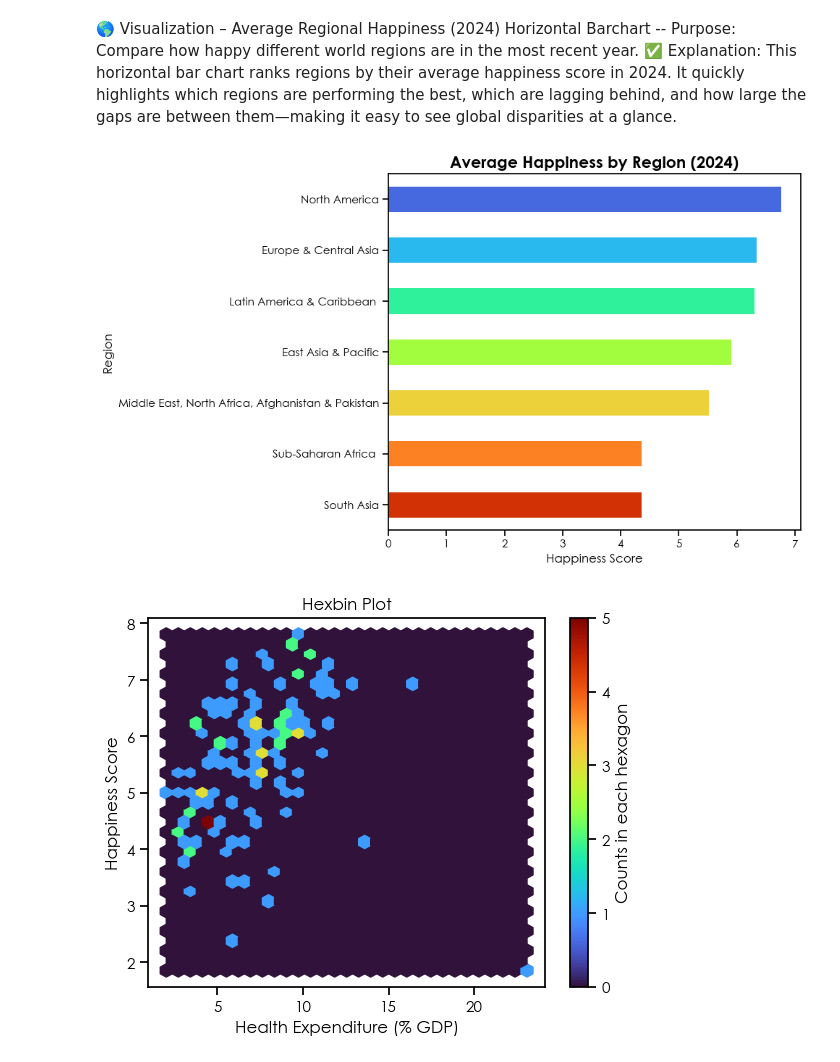
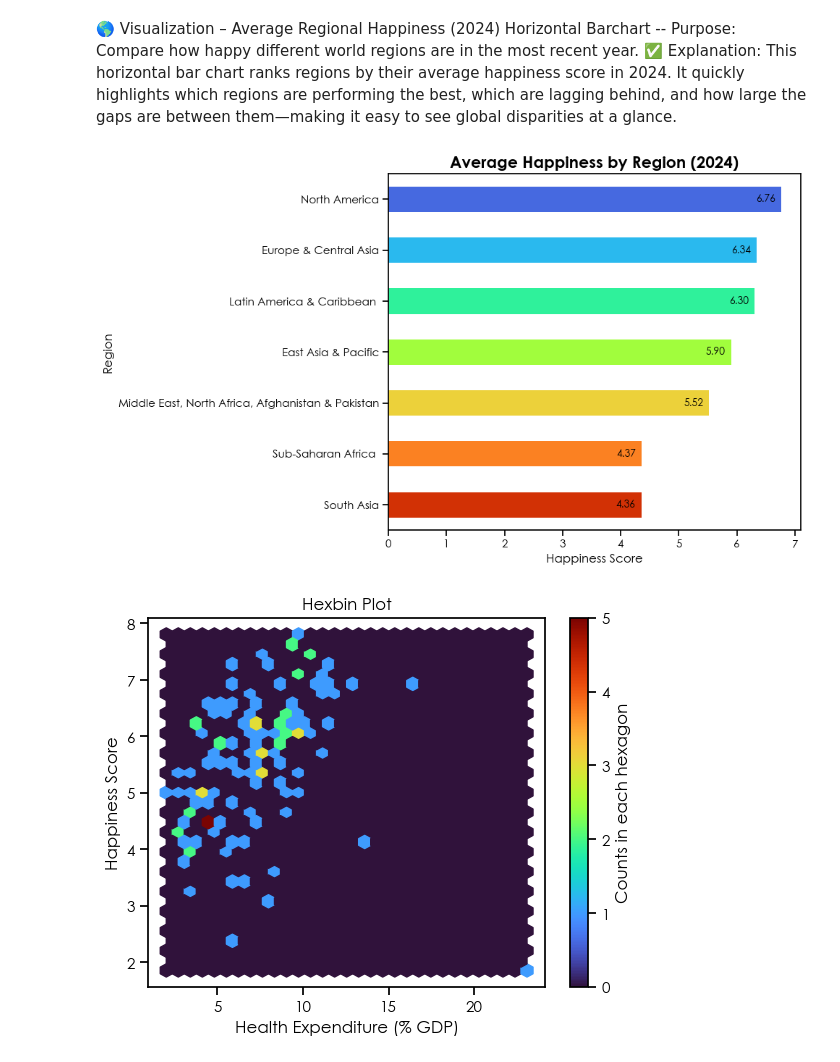
Before and after one commit to bgizzle78/C11_Capstone, a Jupyter notebook: notebooks/visuals_final.ipynb, the cells around one changed output. Drawn from its saved outputs; the diff is of its cells as text; code cells hidden in the pictures.

```diff
--- a/notebooks/visuals_final.ipynb
+++ b/notebooks/visuals_final.ipynb
@@ -13,9 +13,9 @@ import warnings
 warnings.filterwarnings('ignore')
 # %%
 # Read in cleaned csv's for visualizations
-whr_wdi_left = pd.read_csv('../data/whr_wdi_left_merge.csv')
-left_wide = pd.read_csv('../data/whr_wdi_left_merge_wide.csv')
-left_wide_advanced = pd.read_csv('../data/whr_wdi_left_merge_wide_advanced.csv')
+whr_wdi_left = pd.read_csv('../data_final/whr_wdi_left_merge.csv')
+left_wide = pd.read_csv('../data_final/whr_wdi_left_merge_wide.csv')
+left_wide_advanced = pd.read_csv('../data_final/whr_wdi_left_merge_wide_advanced.csv')
 
 print('CSVs read in successfully')
 # %% [output]
@@ -657,24 +657,35 @@ plt.show()
 # %%
 region_avg_happiness = df_gdp_2024.groupby('Region')['Happiness Score'].mean().sort_values()
 
 # Horizontal bar chart of average happiness by region in 2024
 plt.figure(figsize=(10,6))
 plt.rcParams['font.family'] = 'Century Gothic'
 sns.set_context('notebook')
-#region_avg_happiness.plot(kind='barh', colormap='viridis')
 palette = sns.color_palette('turbo_r', n_colors=len(region_avg_happiness))
-region_avg_happiness.plot(kind='barh', color=palette)
+#region_avg_happiness.plot(kind='barh', color=palette)
+ax = region_avg_happiness.plot(kind='barh', color=palette)
+
+# --- ADD VALUE LABELS INSIDE BARS ---
+for index, value in enumerate(region_avg_happiness):
+    ax.text(
+        value - 0.1,          # x-position (slightly inside the bar)
+        index,                # y-position (center of the bar)
+        f"{value:.2f}",       # text (formatted to 2 decimals)
+        va='center',
+        ha='right',           # align text to the right
+        fontsize=10
+    )
 
 # Titles and labels
 plt.title('Average Happiness by Region (2024)', fontsize=16, weight='bold')
 plt.xlabel('Happiness Score', fontsize=12)
 plt.ylabel('Region', fontsize=12)
 plt.tight_layout()
 
 # Show chart
 plt.show()
 # %% [output]
-[figure, old version]
+[figure, new version]
 # %%
 # Hexbin Plot for two continuous columns
 plt.hexbin(
```
Also changed, not shown: parts of 1 cell of this notebook, 11 other files.
